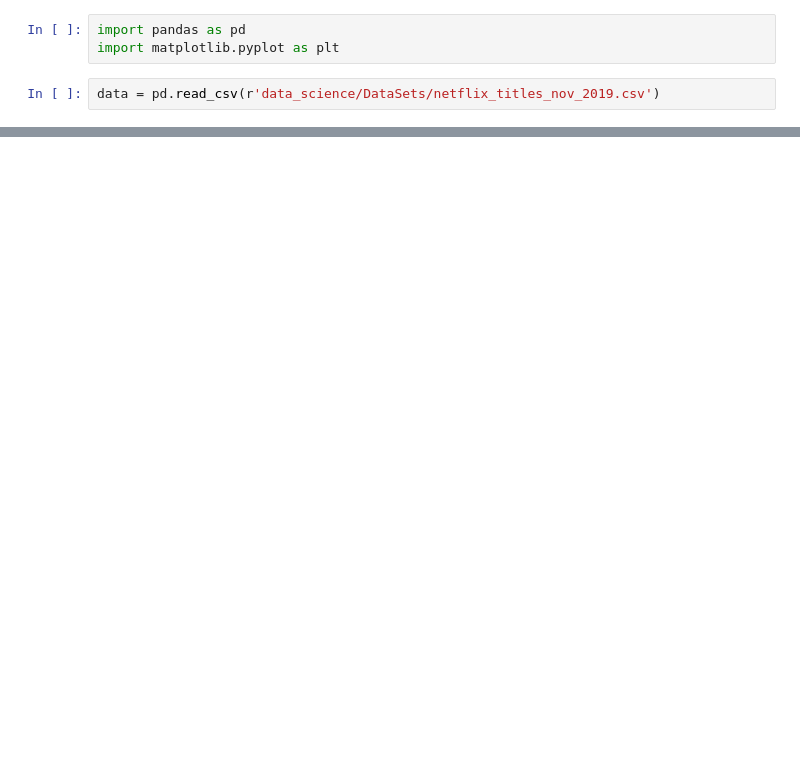
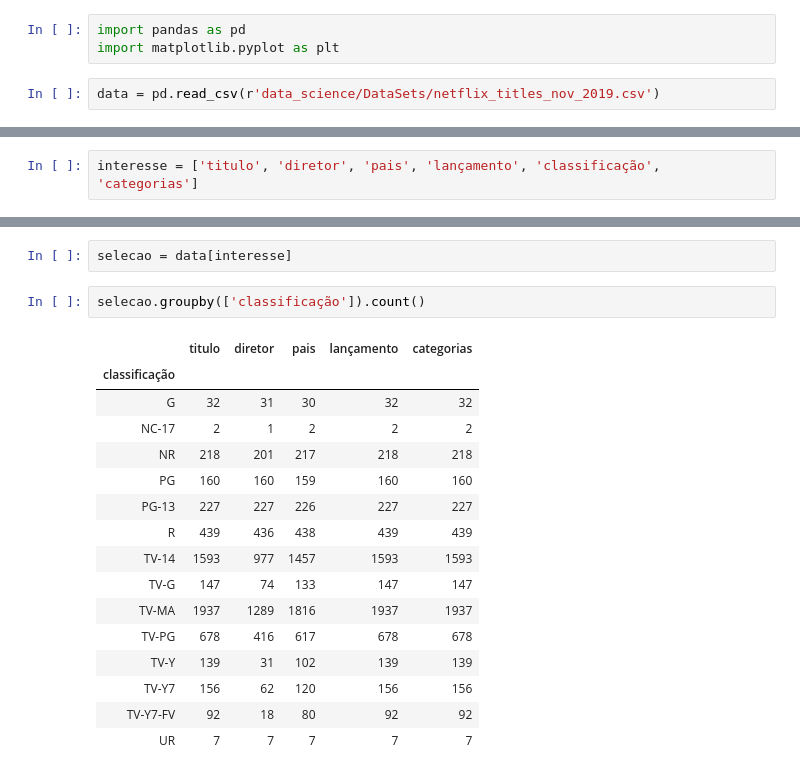
Before and after one commit to luizmachado/data_science, a Jupyter notebook: Pandas_netflix.ipynb, the cells around one changed output, grey strips where cells are left out. Cells and saved outputs as stored; diff of their text form; blank space fills up the shorter version.

```diff
--- a/Pandas_netflix.ipynb
+++ b/Pandas_netflix.ipynb
@@ -34,0 +46,2 @@ data.head()
+# %%
+interesse = ['titulo', 'diretor', 'pais', 'lançamento', 'classificação', 'categorias']
@@ -42,0 +186,21 @@ data.describe(include='O')
+# %%
+selecao = data[interesse]
+# %%
+selecao.groupby(['classificação']).count()
+# %% [output]
+|  | titulo | diretor | pais | lançamento | categorias |
+| classificação |  |  |  |  |  |
+| G | 32 | 31 | 30 | 32 | 32 |
+| NC-17 | 2 | 1 | 2 | 2 | 2 |
+| NR | 218 | 201 | 217 | 218 | 218 |
+| PG | 160 | 160 | 159 | 160 | 160 |
+| PG-13 | 227 | 227 | 226 | 227 | 227 |
+| R | 439 | 436 | 438 | 439 | 439 |
+| TV-14 | 1593 | 977 | 1457 | 1593 | 1593 |
+| TV-G | 147 | 74 | 133 | 147 | 147 |
+| TV-MA | 1937 | 1289 | 1816 | 1937 | 1937 |
+| TV-PG | 678 | 416 | 617 | 678 | 678 |
+| TV-Y | 139 | 31 | 102 | 139 | 139 |
+| TV-Y7 | 156 | 62 | 120 | 156 | 156 |
+| TV-Y7-FV | 92 | 18 | 80 | 92 | 92 |
+| UR | 7 | 7 | 7 | 7 | 7 |
```
Also changed, not shown: parts of 31 cells of this notebook.
